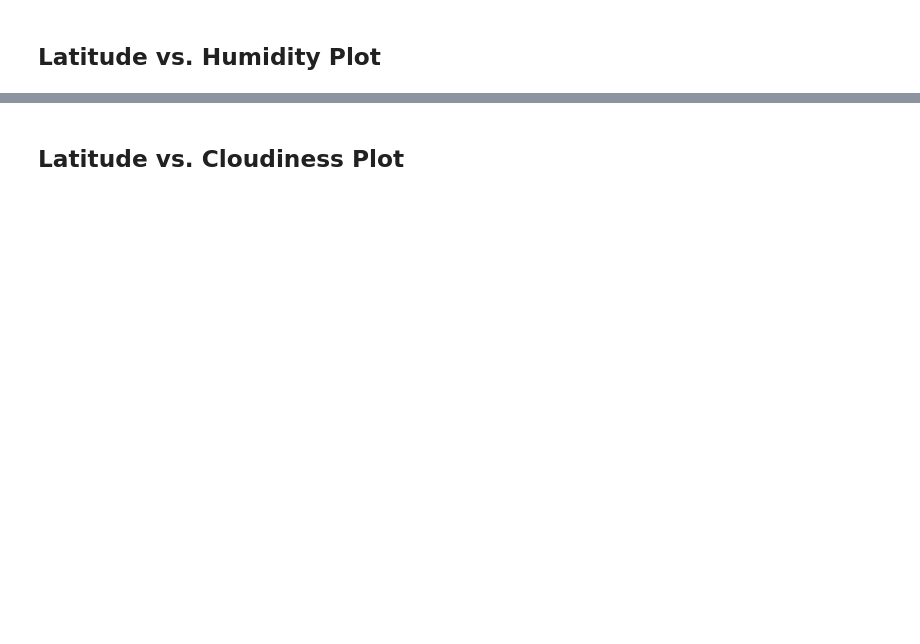
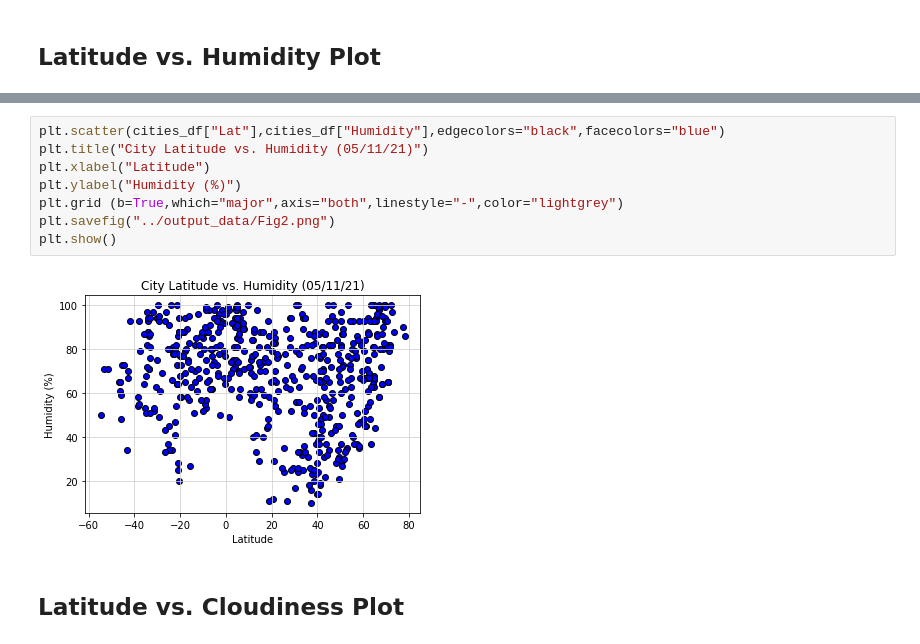
Before and after one commit to sninh/06-Python-API, a Jupyter notebook: starter_code/WeatherPy.ipynb, the cells around one changed output, grey strips where cells are left out. Drawn from its saved outputs; the diff is of its cells as text; blank space fills up the shorter version.

```diff
--- a/starter_code/WeatherPy.ipynb
+++ b/starter_code/WeatherPy.ipynb
@@ -157,2 +211,12 @@ for
+# %%
+plt.scatter(cities_df["Lat"],cities_df["Humidity"],edgecolors="black",facecolors="blue")
+plt.title("City Latitude vs. Humidity (05/11/21)")
+plt.xlabel("Latitude")
+plt.ylabel("Humidity (%)")
+plt.grid (b=True,which="major",axis="both",linestyle="-",color="lightgrey")
+plt.savefig("../output_data/Fig2.png")
+plt.show()
+# %% [output]
+[figure, added]
 # %% [markdown]
 ## Latitude vs. Cloudiness Plot
```
Also changed, not shown: parts of 31 cells of this notebook, 1 other file.
